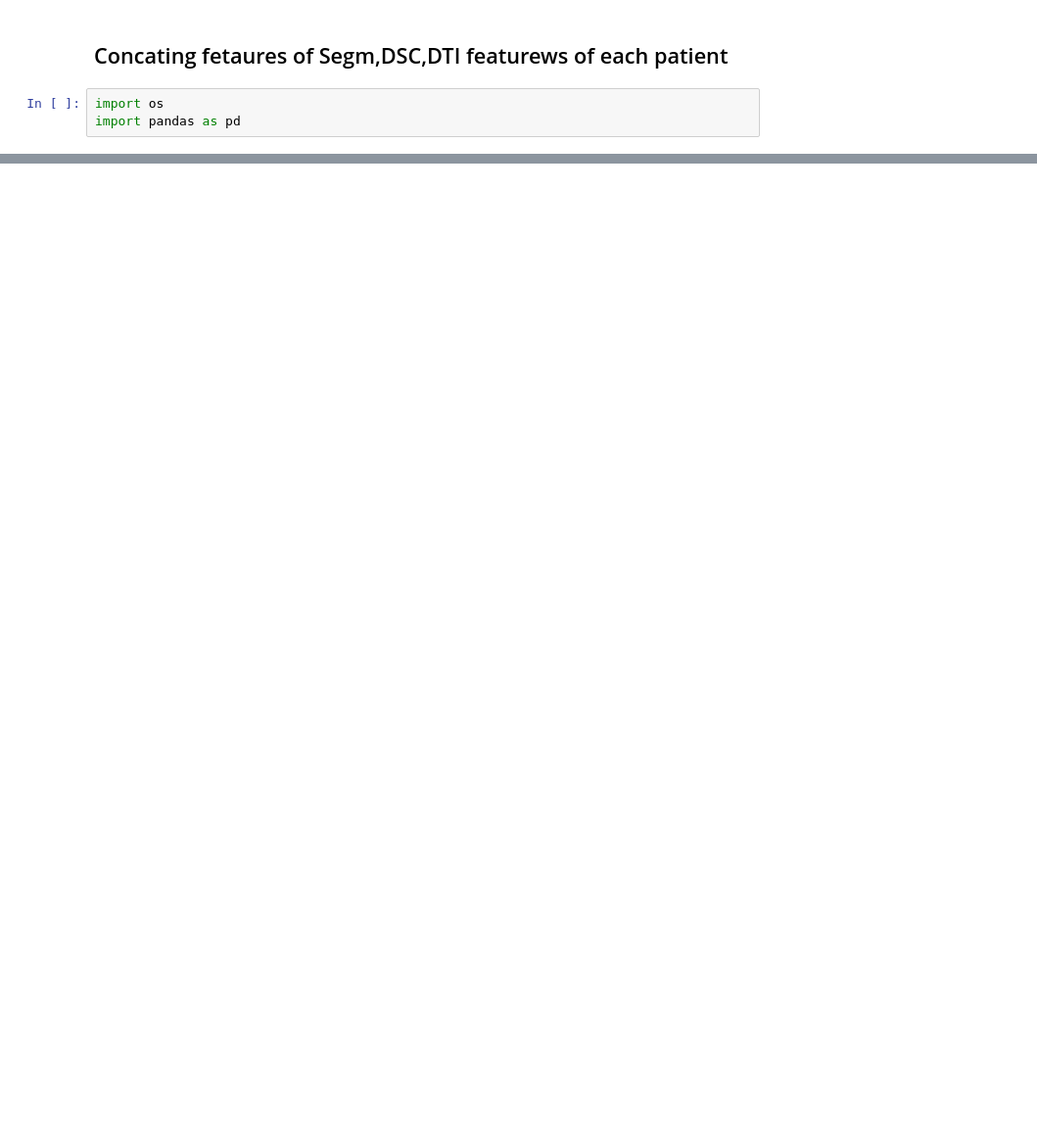
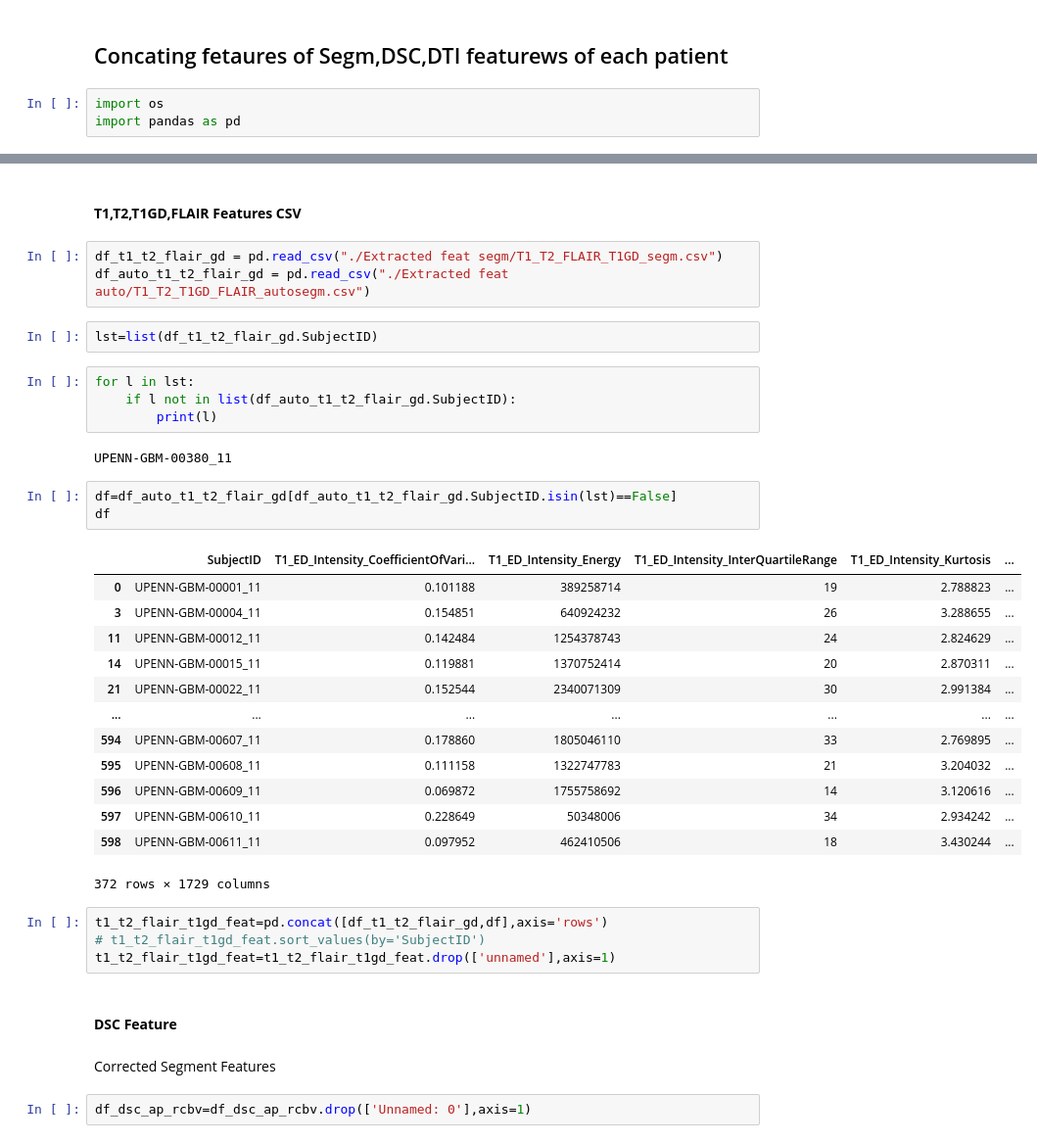
Before and after one commit to oyesaurav/mgmt-patch-model, a Jupyter notebook: py codes/feat_concat.ipynb, the cells around one changed output, grey strips where cells are left out. Shown: that part at 98% size. Cells and saved outputs as stored; diff of their text form; blank space fills up the shorter version.

```diff
--- a/py codes/feat_concat.ipynb
+++ b/py codes/feat_concat.ipynb
@@ -28,0 +123,40 @@ df_t1_t2_flair_gd = pd.read_csv("./Extracted features/T1_T2_FLAIR_T1GD_segm.csv"
+# %% [markdown]
+#### **T1,T2,T1GD,FLAIR Features CSV**
+# %%
+df_t1_t2_flair_gd = pd.read_csv("./Extracted feat segm/T1_T2_FLAIR_T1GD_segm.csv")
+df_auto_t1_t2_flair_gd = pd.read_csv("./Extracted feat auto/T1_T2_T1GD_FLAIR_autosegm.csv")
+# %%
+lst=list(df_t1_t2_flair_gd.SubjectID)
+# %%
+for l in lst:
+    if l not in list(df_auto_t1_t2_flair_gd.SubjectID):
+        print(l)
+# %% [output]
+UPENN-GBM-00380_11
+# %%
+df=df_auto_t1_t2_flair_gd[df_auto_t1_t2_flair_gd.SubjectID.isin(lst)==False]
+df
+# %% [output]
+|  | SubjectID | T1_ED_Intensity_CoefficientOfVari... | T1_ED_Intensity_Energy | T1_ED_Intensity_InterQuartileRange | T1_ED_Intensity_Kurtosis | ... |
+| 0 | UPENN-GBM-00001_11 | 0.101188 | 389258714 | 19 | 2.788823 | ... |
+| 3 | UPENN-GBM-00004_11 | 0.154851 | 640924232 | 26 | 3.288655 | ... |
+| 11 | UPENN-GBM-00012_11 | 0.142484 | 1254378743 | 24 | 2.824629 | ... |
+| 14 | UPENN-GBM-00015_11 | 0.119881 | 1370752414 | 20 | 2.870311 | ... |
+| 21 | UPENN-GBM-00022_11 | 0.152544 | 2340071309 | 30 | 2.991384 | ... |
+| ... | ... | ... | ... | ... | ... | ... |
+| 594 | UPENN-GBM-00607_11 | 0.178860 | 1805046110 | 33 | 2.769895 | ... |
+| 595 | UPENN-GBM-00608_11 | 0.111158 | 1322747783 | 21 | 3.204032 | ... |
+| 596 | UPENN-GBM-00609_11 | 0.069872 | 1755758692 | 14 | 3.120616 | ... |
+| 597 | UPENN-GBM-00610_11 | 0.228649 | 50348006 | 34 | 2.934242 | ... |
+| 598 | UPENN-GBM-00611_11 | 0.097952 | 462410506 | 18 | 3.430244 | ... |
+372 rows × 1729 columns
+# %%
+t1_t2_flair_t1gd_feat=pd.concat([df_t1_t2_flair_gd,df],axis='rows')
+# t1_t2_flair_t1gd_feat.sort_values(by='SubjectID')
+t1_t2_flair_t1gd_feat=t1_t2_flair_t1gd_feat.drop(['unnamed'],axis=1)
+# %% [markdown]
+#### **DSC Feature**
+# %% [markdown]
+Corrected Segment Features
+# %%
+df_dsc_ap_rcbv=df_dsc_ap_rcbv.drop(['Unnamed: 0'],axis=1)
```
Also changed, not shown: parts of 24 cells of this notebook, 6 other files.
